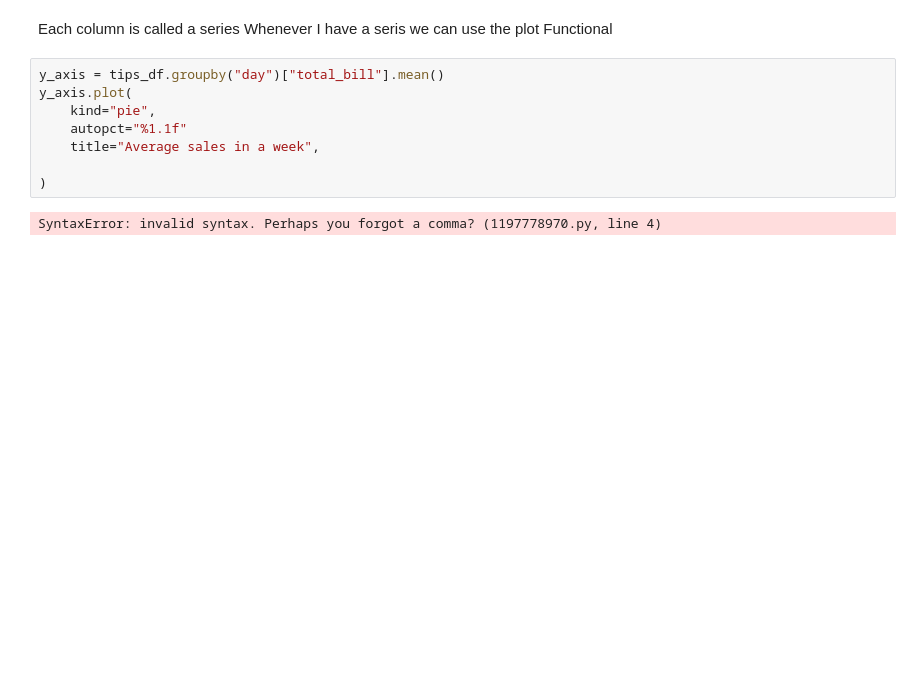
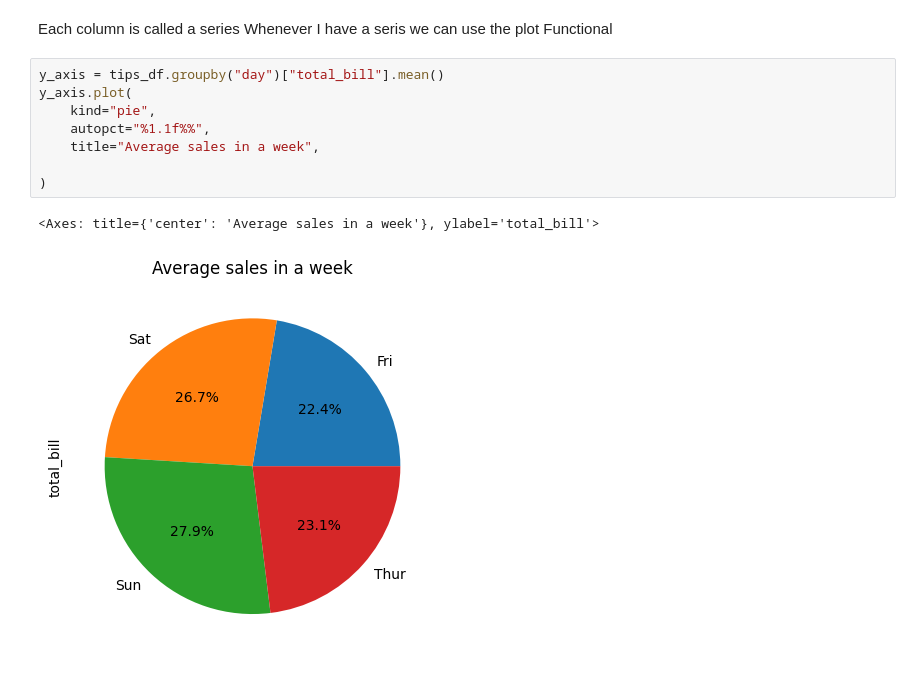
Before and after one commit to Vuyo17Sanlam/python-2025, a Jupyter notebook: Week5_Day3/notes.ipynb, the cells around one changed output. Drawn from its saved outputs; the diff is of its cells as text; blank space fills up the shorter version.

```diff
--- a/Week5_Day3/notes.ipynb
+++ b/Week5_Day3/notes.ipynb
@@ -298,10 +298,11 @@ Whenever I have a seris we can use the plot Functional
 # %%
 y_axis = tips_df.groupby("day")["total_bill"].mean()
 y_axis.plot(
     kind="pie",
-    autopct="%1.1f"
+    autopct="%1.1f%%",
     title="Average sales in a week",
 
 )
 # %% [output]
-SyntaxError: invalid syntax. Perhaps you forgot a comma? (1197778970.py, line 4)
+<Axes: title={'center': 'Average sales in a week'}, ylabel='total_bill'>
+[figure, added]
```
Also changed, not shown: parts of 4 cells of this notebook.
